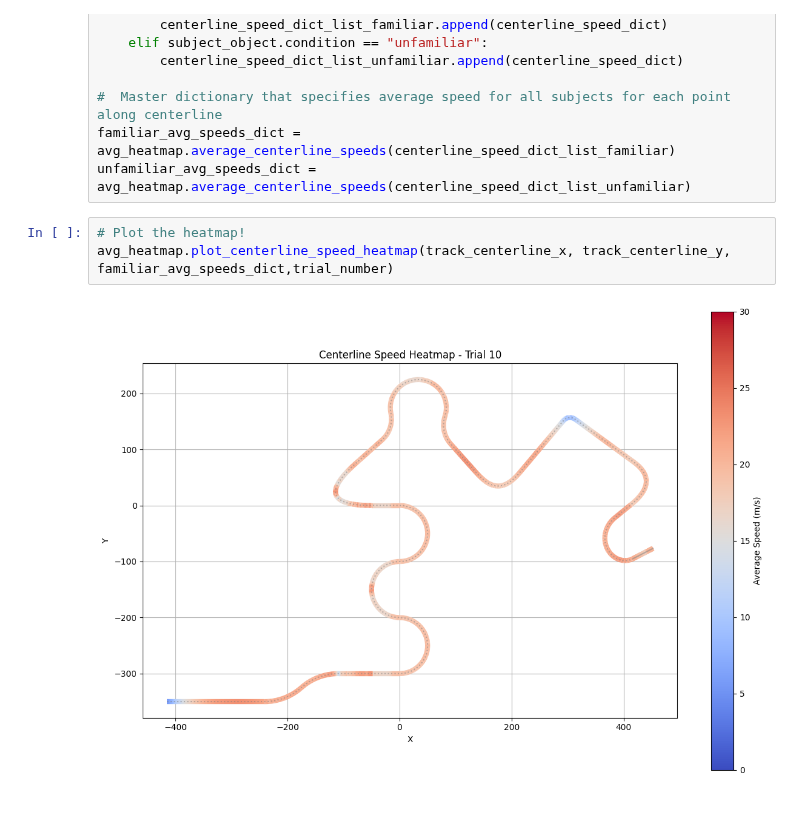
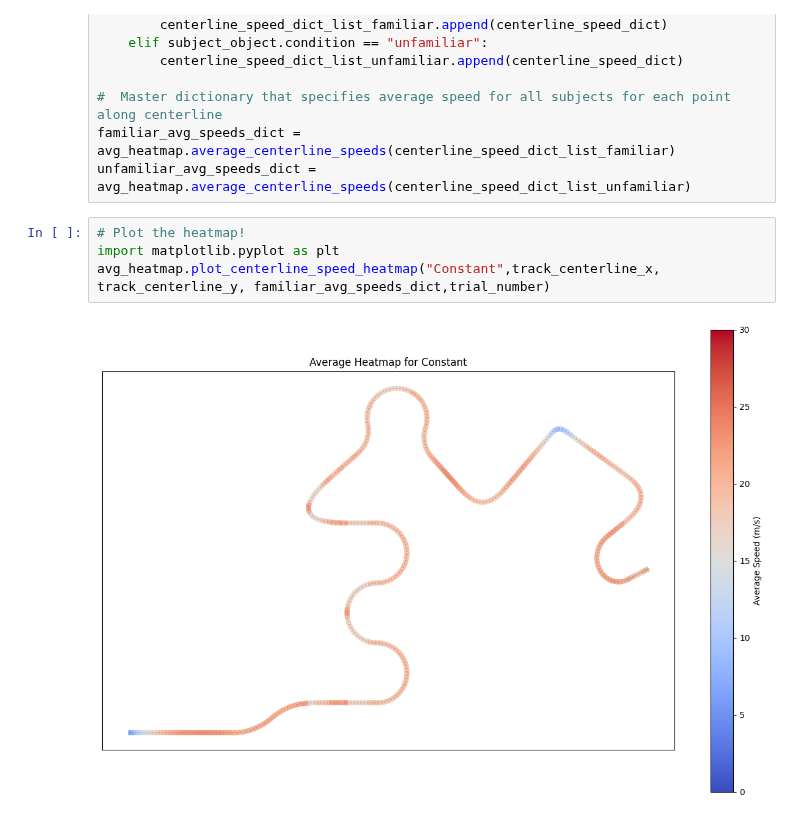
Before and after one commit to GraceRoessling/driving_exp_1_analyses, a Jupyter notebook: experiment_analyses/jupyter_notebooks/avg_heatmap_notebook.ipynb, the cells around one changed output. Drawn from its saved outputs; the diff is of its cells as text.

Commit message:
tweaks to heatmaps

```diff
--- a/experiment_analyses/jupyter_notebooks/avg_heatmap_notebook.ipynb
+++ b/experiment_analyses/jupyter_notebooks/avg_heatmap_notebook.ipynb
@@ -53,7 +53,8 @@ familiar_avg_speeds_dict = avg_heatmap.average_centerline_speeds(centerline_spee
 unfamiliar_avg_speeds_dict = avg_heatmap.average_centerline_speeds(centerline_speed_dict_list_unfamiliar)
 # %%
 # Plot the heatmap!
-avg_heatmap.plot_centerline_speed_heatmap(track_centerline_x, track_centerline_y, familiar_avg_speeds_dict,trial_number)
+import matplotlib.pyplot as plt
+avg_heatmap.plot_centerline_speed_heatmap("Constant",track_centerline_x, track_centerline_y, familiar_avg_speeds_dict,trial_number)
 # %% [output]
-[figure, old version]
+[figure, new version]
 # %%
```
Also changed, not shown: parts of 1 cell of this notebook, 3 other files.
